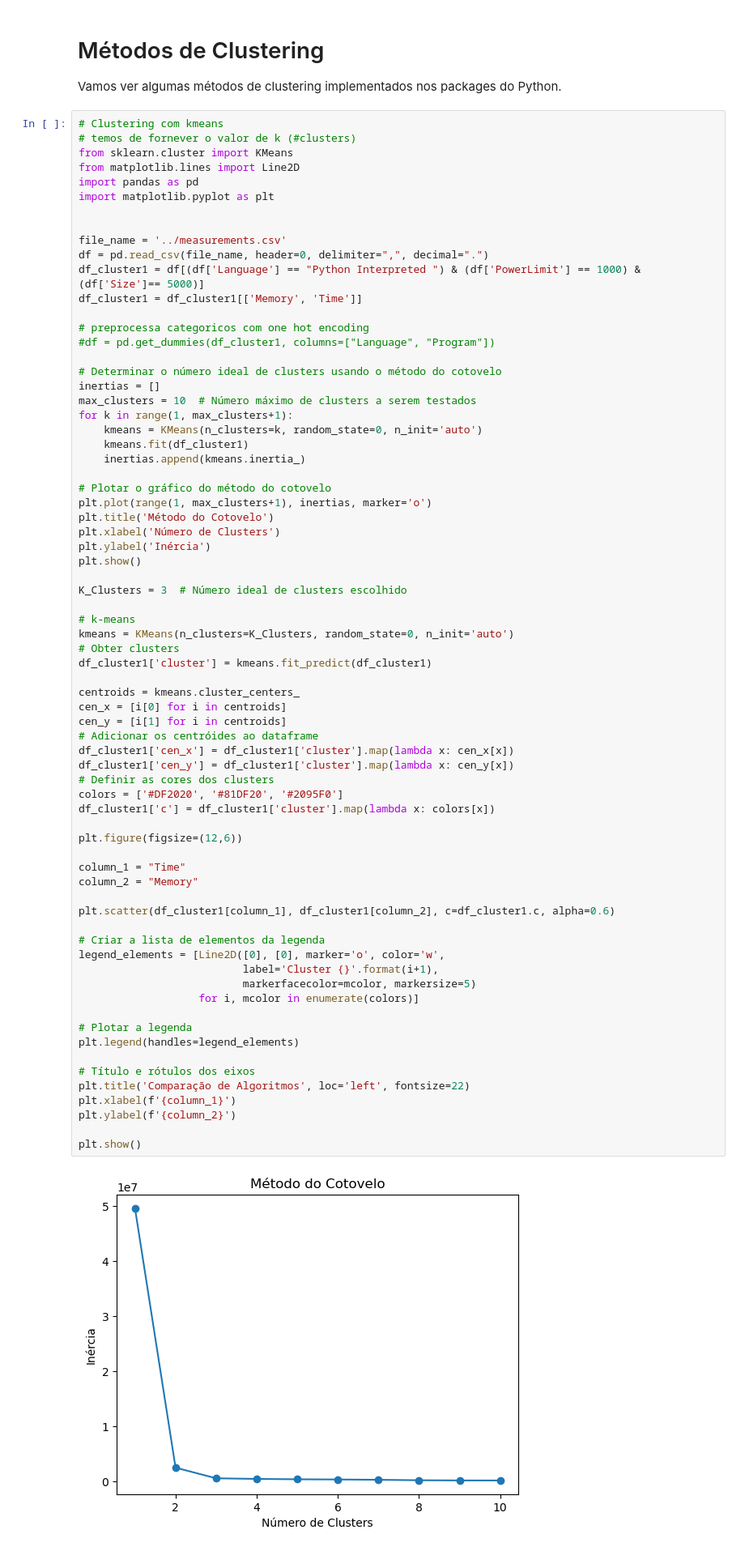
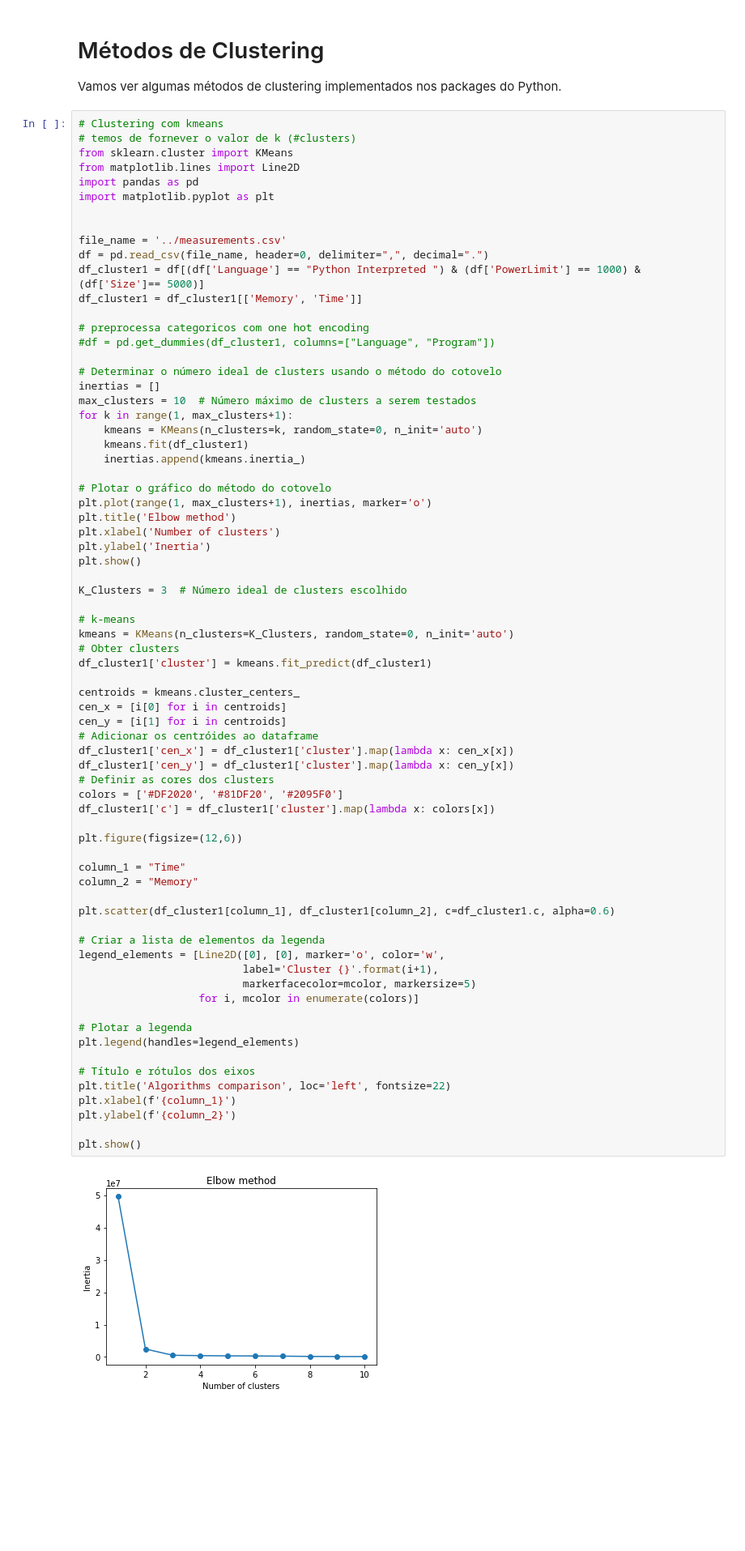
Before and after one commit to realRunlo/EnergyMeasurement, a Jupyter notebook: notebooks/clustering.ipynb, the cells around one changed output. Shown: that part at 81% size. Cells and saved outputs as stored; diff of their text form; blank space fills up the shorter version.

```diff
--- a/notebooks/clustering.ipynb
+++ b/notebooks/clustering.ipynb
@@ -28,9 +28,9 @@ for k in range(1, max_clusters+1):
 
 # Plotar o gráfico do método do cotovelo
 plt.plot(range(1, max_clusters+1), inertias, marker='o')
-plt.title('Método do Cotovelo')
-plt.xlabel('Número de Clusters')
-plt.ylabel('Inércia')
+plt.title('Elbow method')
+plt.xlabel('Number of clusters')
+plt.ylabel('Inertia')
 plt.show()
 
 K_Clusters = 3  # Número ideal de clusters escolhido
@@ -45,32 +45,32 @@ cen_x = [i[0] for i in centroids]
 cen_y = [i[1] for i in centroids]
 # Adicionar os centróides ao dataframe
 df_cluster1['cen_x'] = df_cluster1['cluster'].map(lambda x: cen_x[x])
 df_cluster1['cen_y'] = df_cluster1['cluster'].map(lambda x: cen_y[x])
 # Definir as cores dos clusters
 colors = ['#DF2020', '#81DF20', '#2095F0']
 df_cluster1['c'] = df_cluster1['cluster'].map(lambda x: colors[x])
 
 plt.figure(figsize=(12,6))
 
 column_1 = "Time"
 column_2 = "Memory"
 
 plt.scatter(df_cluster1[column_1], df_cluster1[column_2], c=df_cluster1.c, alpha=0.6)
 
 # Criar a lista de elementos da legenda
 legend_elements = [Line2D([0], [0], marker='o', color='w',
                           label='Cluster {}'.format(i+1),
                           markerfacecolor=mcolor, markersize=5)
                    for i, mcolor in enumerate(colors)]
 
 # Plotar a legenda
 plt.legend(handles=legend_elements)
 
 # Título e rótulos dos eixos
-plt.title('Comparação de Algoritmos', loc='left', fontsize=22)
+plt.title('Algorithms comparison', loc='left', fontsize=22)
 plt.xlabel(f'{column_1}')
 plt.ylabel(f'{column_2}')
 
 plt.show()
 # %% [output]
-[figure, old version]
+[figure, new version]
```
Also changed, not shown: parts of 4 cells of this notebook.
